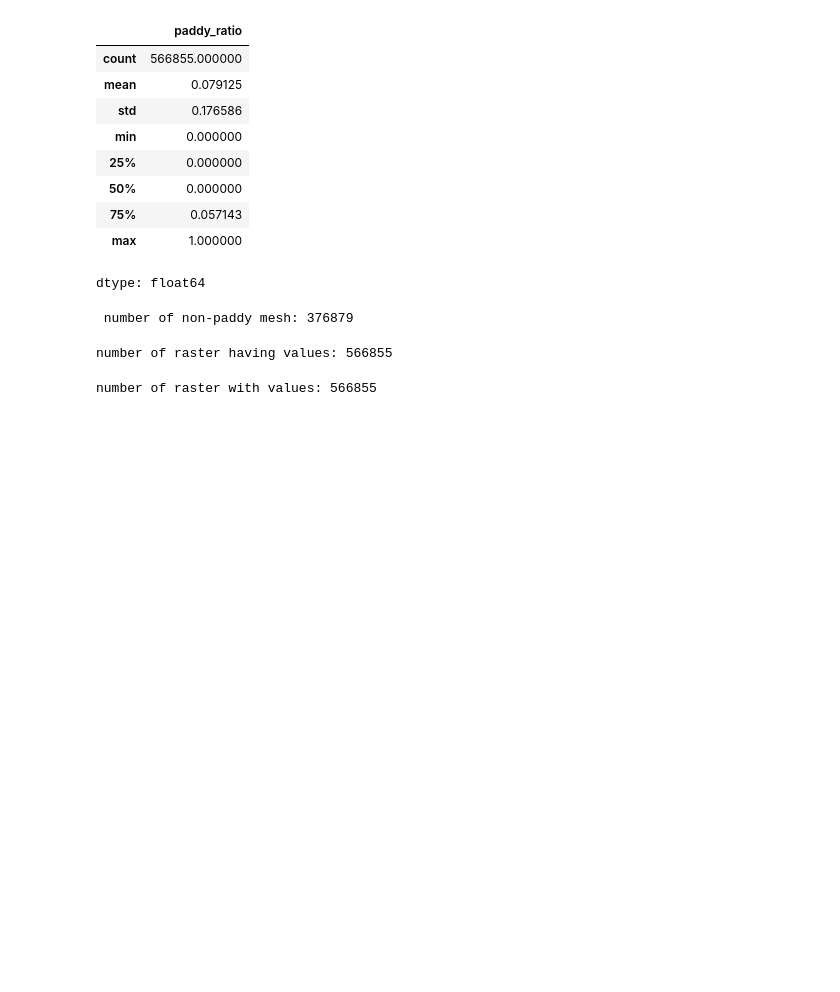
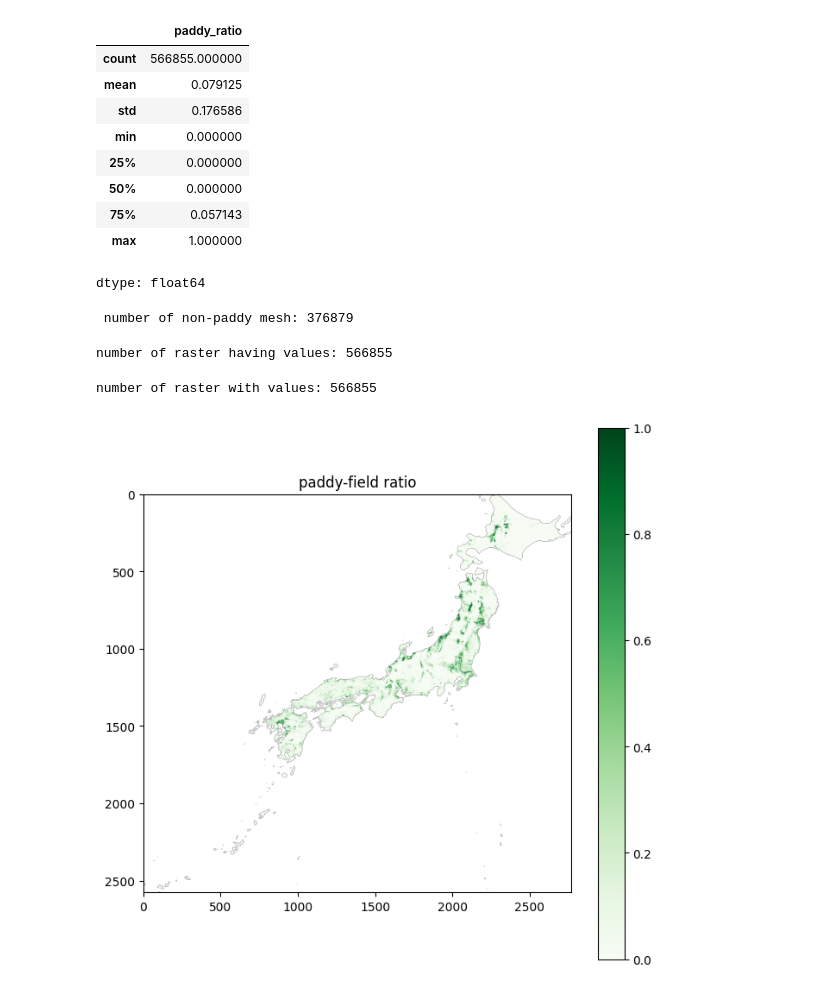
Before and after one commit to Bokenasubi-T/pomacea-distribution-jp, a Jupyter notebook: notebooks/08_convert_landuse_to_grid.ipynb, the cells around one changed output. Cells and saved outputs as stored; diff of their text form; code cells hidden in the pictures; blank space fills up the shorter version.

```diff
--- a/notebooks/08_convert_landuse_to_grid.ipynb
+++ b/notebooks/08_convert_landuse_to_grid.ipynb
@@ -187,3 +187,13 @@ with rasterio.open(save_path) as src:
   print(f"number of raster with values: {(~np.isnan(src.read(1))).sum()}")
 # %% [output]
 number of raster with values: 566855
+# %%
+# visualise paddy-field raster
+import matplotlib.pyplot as plt
+plt.figure(figsize=(8, 8))
+plt.imshow(paddy_raster, cmap = "Greens")
+plt.colorbar()
+plt.title("paddy-field ratio")
+plt.show()
+# %% [output]
+[figure, added]
```
